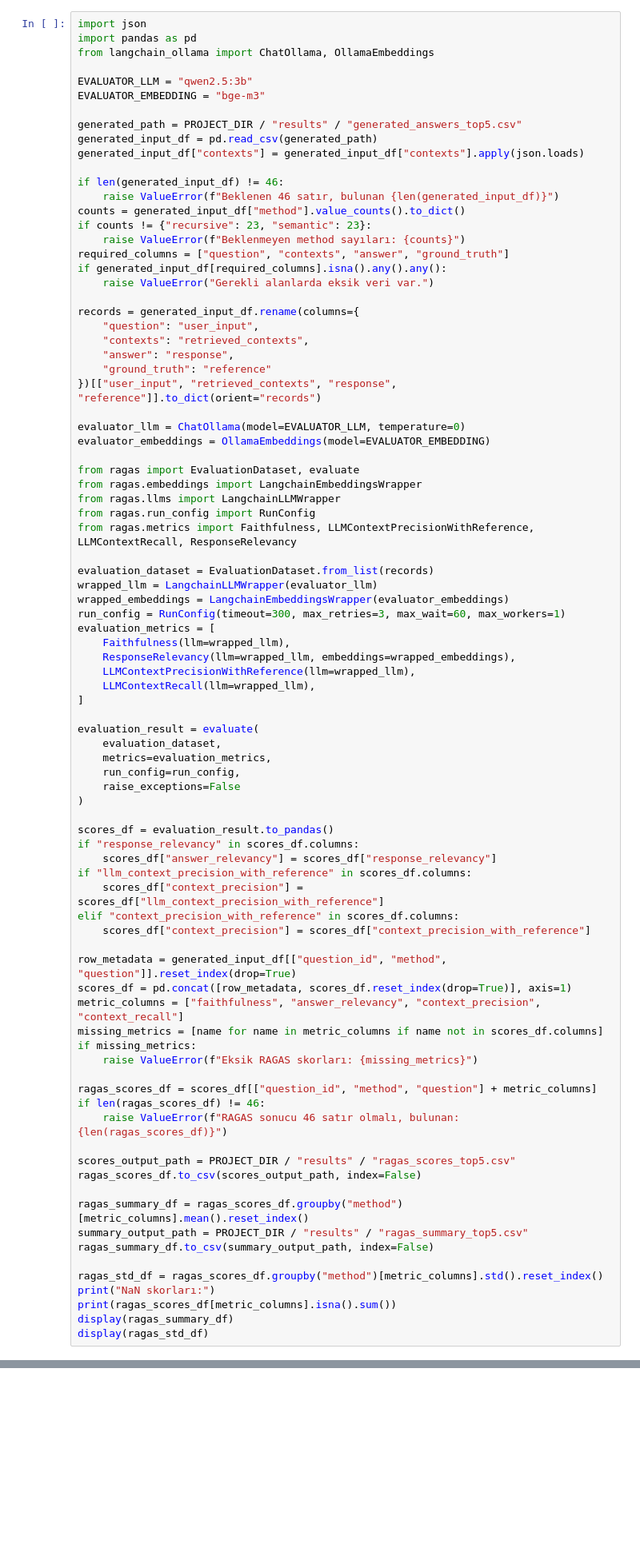
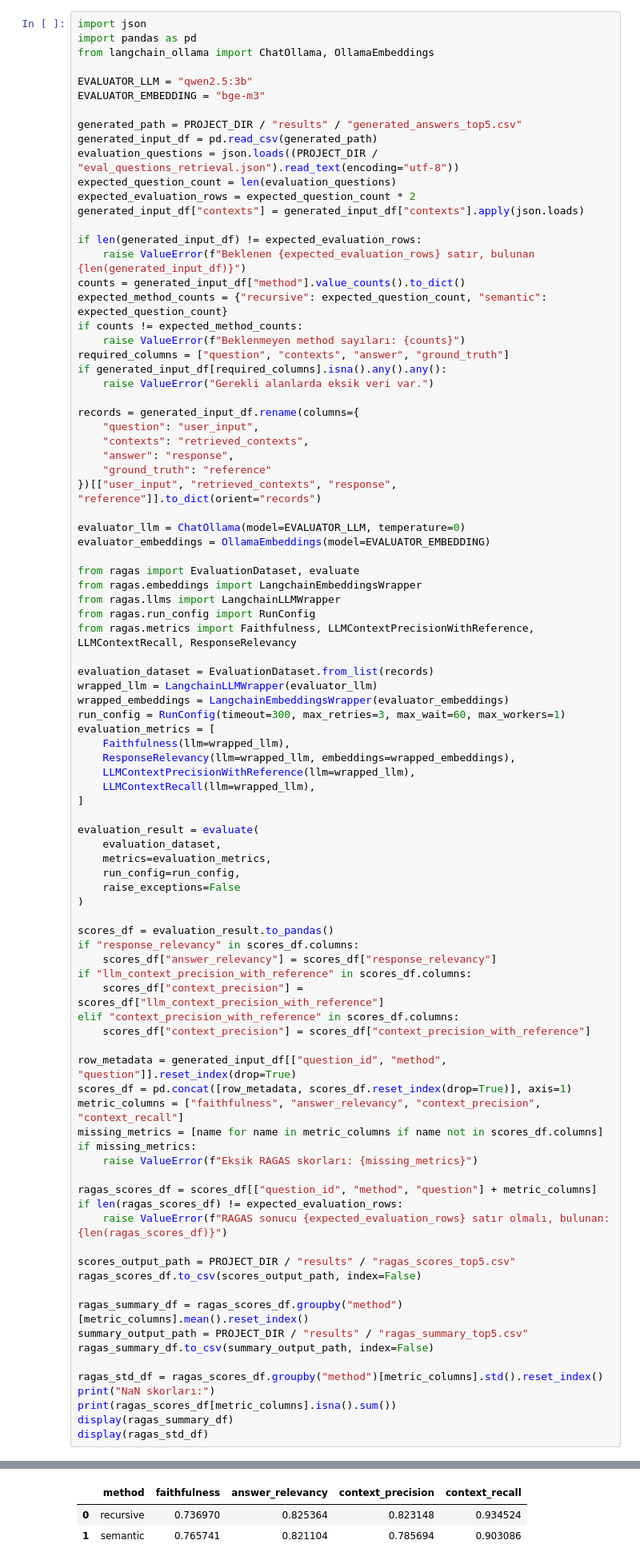
Before and after one commit to azatdundar/RagasProject, a Jupyter notebook: ragas_project.ipynb, the cells around one changed output, grey strips where cells are left out. Shown at 80% size. Drawn from its saved outputs; the diff is of its cells as text; blank space fills up the shorter version.

```diff
--- a/ragas_project.ipynb
+++ b/ragas_project.ipynb
@@ -608,12 +680,16 @@ EVALUATOR_EMBEDDING = "bge-m3"
 
 generated_path = PROJECT_DIR / "results" / "generated_answers_top5.csv"
 generated_input_df = pd.read_csv(generated_path)
+evaluation_questions = json.loads((PROJECT_DIR / "eval_questions_retrieval.json").read_text(encoding="utf-8"))
+expected_question_count = len(evaluation_questions)
+expected_evaluation_rows = expected_question_count * 2
 generated_input_df["contexts"] = generated_input_df["contexts"].apply(json.loads)
 
-if len(generated_input_df) != 46:
-    raise ValueError(f"Beklenen 46 satır, bulunan {len(generated_input_df)}")
+if len(generated_input_df) != expected_evaluation_rows:
+    raise ValueError(f"Beklenen {expected_evaluation_rows} satır, bulunan {len(generated_input_df)}")
 counts = generated_input_df["method"].value_counts().to_dict()
-if counts != {"recursive": 23, "semantic": 23}:
+expected_method_counts = {"recursive": expected_question_count, "semantic": expected_question_count}
+if counts != expected_method_counts:
     raise ValueError(f"Beklenmeyen method sayıları: {counts}")
 required_columns = ["question", "contexts", "answer", "ground_truth"]
 if generated_input_df[required_columns].isna().any().any():
@@ -669,8 +745,8 @@ if missing_metrics:
     raise ValueError(f"Eksik RAGAS skorları: {missing_metrics}")
 
 ragas_scores_df = scores_df[["question_id", "method", "question"] + metric_columns]
-if len(ragas_scores_df) != 46:
-    raise ValueError(f"RAGAS sonucu 46 satır olmalı, bulunan: {len(ragas_scores_df)}")
+if len(ragas_scores_df) != expected_evaluation_rows:
+    raise ValueError(f"RAGAS sonucu {expected_evaluation_rows} satır olmalı, bulunan: {len(ragas_scores_df)}")
 
 scores_output_path = PROJECT_DIR / "results" / "ragas_scores_top5.csv"
 ragas_scores_df.to_csv(scores_output_path, index=False)
@@ -684,3 +760,4 @@ print("NaN skorları:")
 print(ragas_scores_df[metric_columns].isna().sum())
 display(ragas_summary_df)
 display(ragas_std_df)
+# %% [output]
@@ -686,0 +786,3 @@ display(ragas_std_df)
+|  | method | faithfulness | answer_relevancy | context_precision | context_recall |
+| 0 | recursive | 0.736970 | 0.825364 | 0.823148 | 0.934524 |
+| 1 | semantic | 0.765741 | 0.821104 | 0.785694 | 0.903086 |
```
Also changed, not shown: parts of 9 cells of this notebook.
